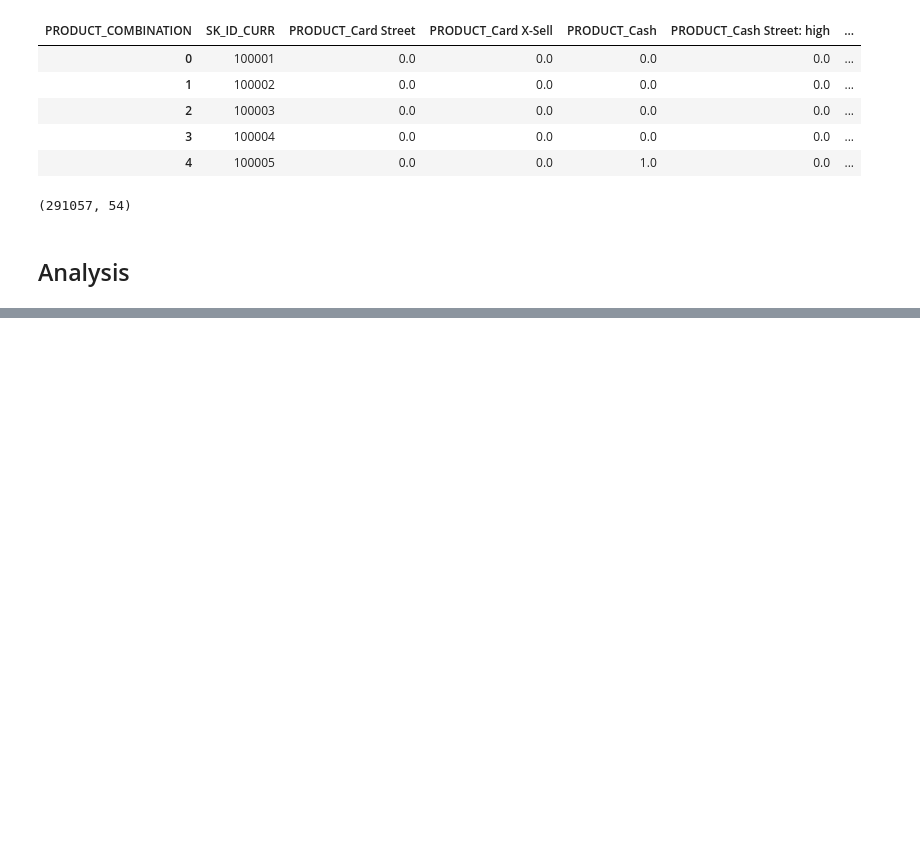
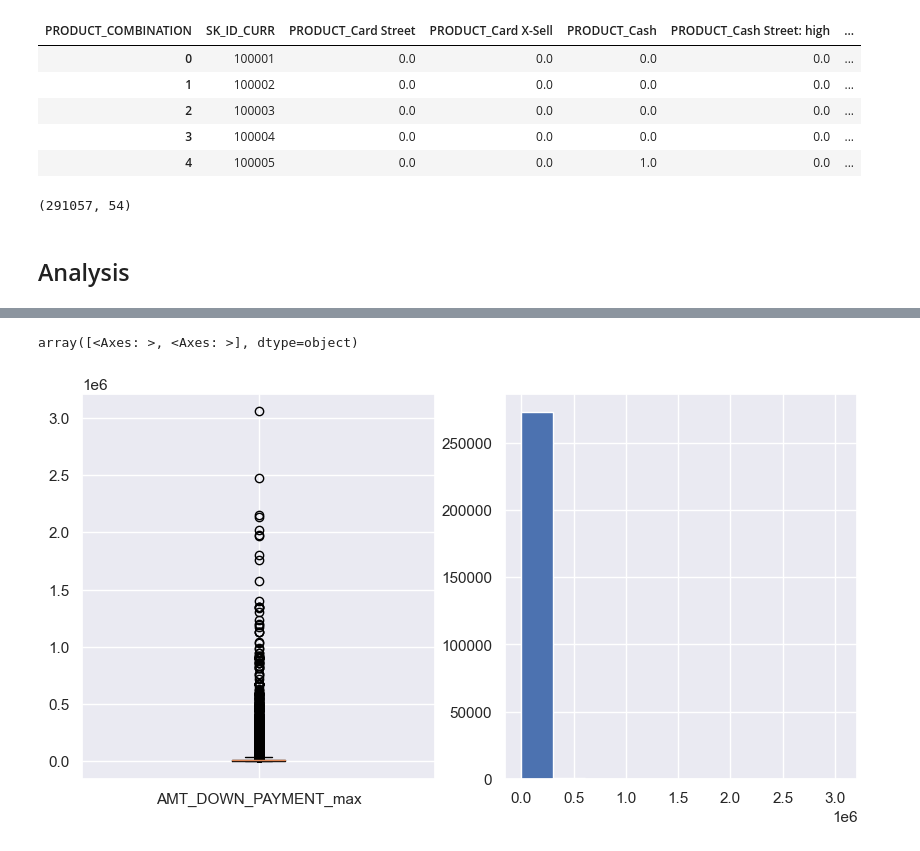
Before and after one commit to seg-fault123/bdm_project, a Jupyter notebook: prev_app.ipynb, the cells around one changed output, grey strips where cells are left out. Cells and saved outputs as stored; diff of their text form; code cells hidden in the pictures; blank space fills up the shorter version.

```diff
--- a/prev_app.ipynb
+++ b/prev_app.ipynb
@@ -258,7 +258,7 @@ numerical_features=pd.Index(['SK_ID_CURR', 'TARGET', 'AMT_DOWN_PAYMENT_max',
 
 numerical_frame=agg_target[numerical_features].copy()
 numerical_frame.rename(columns={'PRODUCT_Card Street': 'PRODUCT_CARD_STREET', 'PRODUCT_Cash Street: high': 'PRODUCT_CASH_STREET_HIGH',
-                                'PRODUCT_Cash X-Sell: low': 'PRODUCT_CASH_X_SELL_LOW'})
+                                'PRODUCT_Cash X-Sell: low': 'PRODUCT_CASH_X_SELL_LOW'}, inplace=True)
 numerical_frame.shape, numerical_frame.columns.sort_values()
 # %% [output]
 ((291057, 10),
@@ -269,0 +288,5 @@ numerical_frame.shape, numerical_frame.columns.sort_values()
+# %%
+plot_hist_box(numerical_frame, 'AMT_DOWN_PAYMENT_max')
+# %% [output]
+array([<Axes: >, <Axes: >], dtype=object)
+[figure, added]
```
Also changed, not shown: parts of 60 cells of this notebook.
